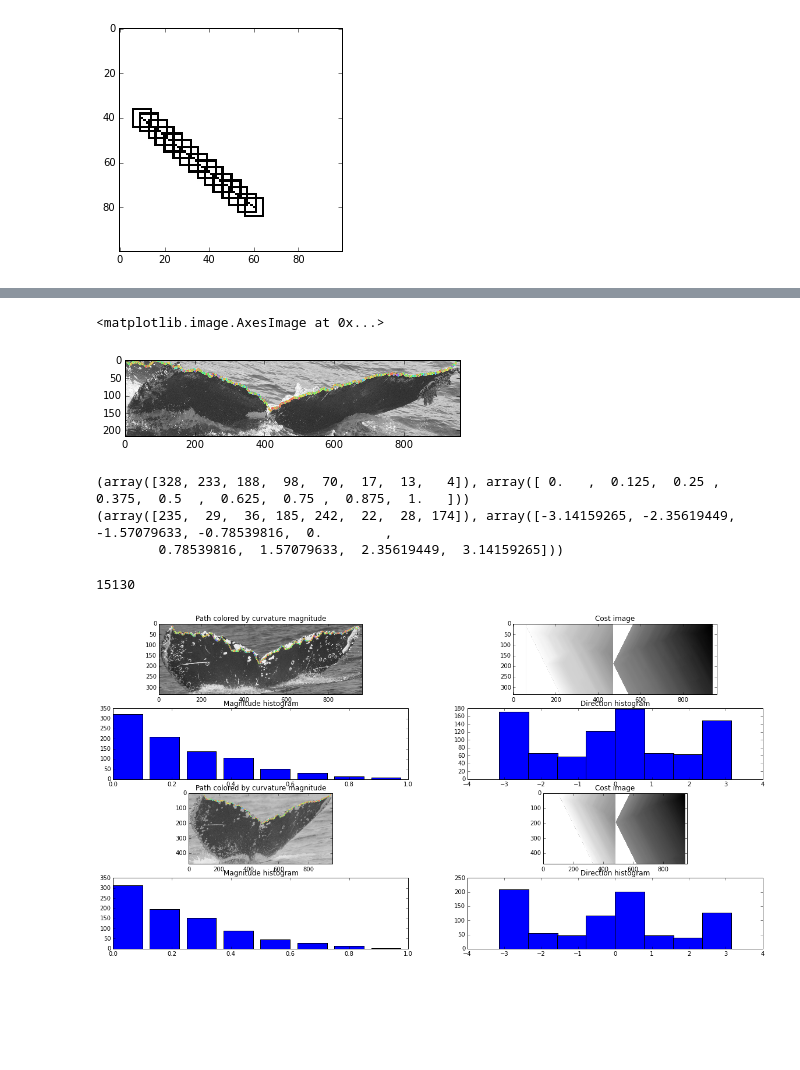
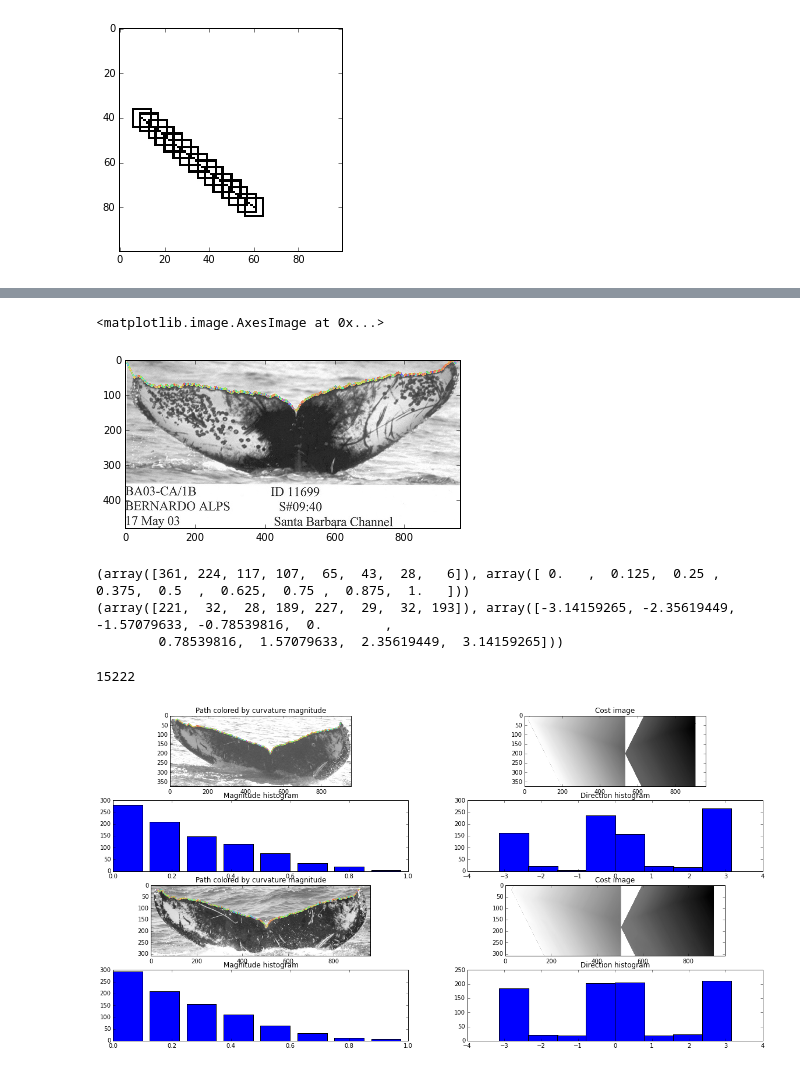
Before and after one commit to zmjjmz/thesiswork, a Jupyter notebook: edge_extract/Extract Edge.ipynb, the cells around one changed output, grey strips where cells are left out. Cells and saved outputs as stored; diff of their text form; code cells hidden in the pictures; blank space fills up the shorter version.

```diff
--- a/edge_extract/Extract Edge.ipynb
+++ b/edge_extract/Extract Edge.ipynb
@@ -202,7 +202,7 @@ plt.imshow(test_cost)
 # %%
 import cPickle as pickle
 def load_coords():
-    with open(join(dataset_loc, 'Flukes/extracted_zsl_annotations_wsingle.pkl'), 'r') as f:
+    with open(join(dataset_loc, 'Flukes/extracted_zsl_annotations.pkl'), 'r') as f:
         return pickle.load(f)
 coords_id_img_map = load_coords()
 # %%
@@ -230,7 +230,7 @@ def get_curvature_along_path(img, path): # assume img is grayscale
     gyNx = cv2.Sobel(gyN,cv2.CV_64F,1,0,ksize=5)
     gxNy = cv2.Sobel(gxN,cv2.CV_64F,0,1,ksize=5)
     gxNx = cv2.Sobel(gxN,cv2.CV_64F,1,0,ksize=5)
-    jac_norm = np.linalg.norm(np.dstack([gxNx, gxNy, gyNy, gyNx]),axis=2)
+    jac_norm = np.linalg.norm(np.dstack([gxNx, gxNy, gyNy, gyNx]),axis=2) + 1e-7
     gyNy /= jac_norm
     gyNx /= jac_norm
     gxNy /= jac_norm
@@ -270,7 +270,7 @@ Qdrawn_test = draw_curvature_on_path(test_img, path, test_Q)
 plt.imshow(Qdrawn_test)
 # %% [output]
 <matplotlib.image.AxesImage at 0x...>
-[figure, old version]
+[figure, new version]
 # %%
 def make_magnitude_hist(curvatures, nbins=4):
     # these don't wrap around like the direction, so we just need to figure out interpolation
@@ -284,40 +284,40 @@ def make_direction_hist(curvatures, nbins=8):
 print(make_magnitude_hist(test_Q, nbins=8))
 print(make_direction_hist(test_Q))
 # %% [output]
-(array([328, 233, 188,  98,  70,  17,  13,   4]), array([ 0.   ,  0.125,  0.25 ,  0.375,  0.5  ,  0.625,  0.75 ,  0.875,  1.   ]))
-(array([235,  29,  36, 185, 242,  22,  28, 174]), array([-3.14159265, -2.35619449, -1.57079633, -0.78539816,  0.        ,
+(array([361, 224, 117, 107,  65,  43,  28,   6]), array([ 0.   ,  0.125,  0.25 ,  0.375,  0.5  ,  0.625,  0.75 ,  0.875,  1.   ]))
+(array([221,  32,  28, 189, 227,  29,  32, 193]), array([-3.14159265, -2.35619449, -1.57079633, -0.78539816,  0.        ,
         0.78539816,  1.57079633,  2.35619449,  3.14159265]))
 # %%
 def show_all(indv, coord_map, max_images=10, n_neighbors=3):
     n_img = min(len(coord_map[indv]),max_images)
     fig, axarr = plt.subplots(n_img*2, 2, figsize=(20,10))
     axarr = axarr.reshape(n_img*2, 2)
     for ind, patch_coord in list(enumerate(coord_map[indv]))[:max_images]:
         img_ind = ind*2
         hist_ind = img_ind+1
         img = cv2.cvtColor(cv2.imread(join(imgs_dir, patch_coord['fn'])),cv2.COLOR_BGR2GRAY)
         path, path_cost, cost_img = path_from_patch(patch_coord, img, n_neighbors=n_neighbors)
         #show_img = color_path(img, path)
         Q = get_curvature_along_path(img, path)
         curvature_drawn = draw_curvature_on_path(img, path, Q)
         magnitude_hist = make_magnitude_hist(Q, nbins=8)
         angles_hist = make_direction_hist(Q)
 
         axarr[img_ind,0].set_title("Path colored by curvature magnitude")
         axarr[img_ind,1].set_title("Cost image")
         axarr[img_ind,0].imshow(curvature_drawn)
         axarr[img_ind,1].imshow(cost_img)
 
         axarr[hist_ind,0].set_title("Magnitude histogram")
         axarr[hist_ind,0].bar(magnitude_hist[1][:-1], magnitude_hist[0], width=0.1)
         axarr[hist_ind,1].set_title("Direction histogram")
         axarr[hist_ind,1].bar(angles_hist[1][:-1], angles_hist[0])
 
 rand_indv = random.choice(coords_id_img_map.keys())
-rand_indv = '15130'
+#rand_indv = '15130'
 print(rand_indv)
 show_all(rand_indv, coords_id_img_map, n_neighbors=5)
 # %% [output]
-15130
+15222
-[figure, old version]
+[figure, new version]
 # %%
```
Also changed, not shown: parts of 10 cells of this notebook, 1 other file.
